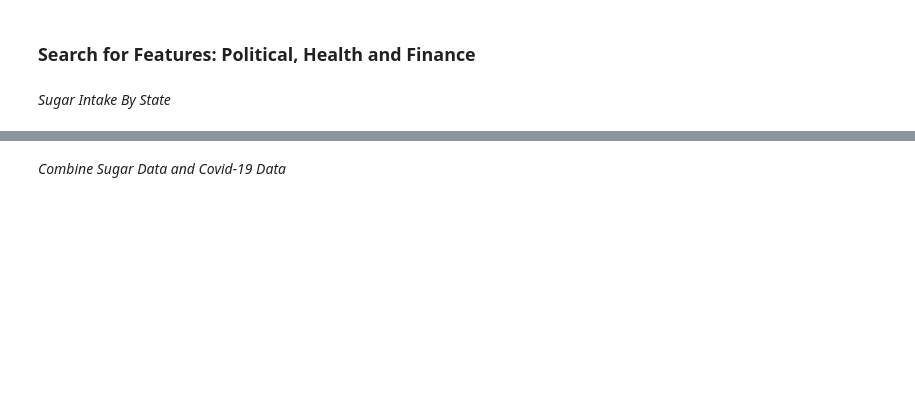
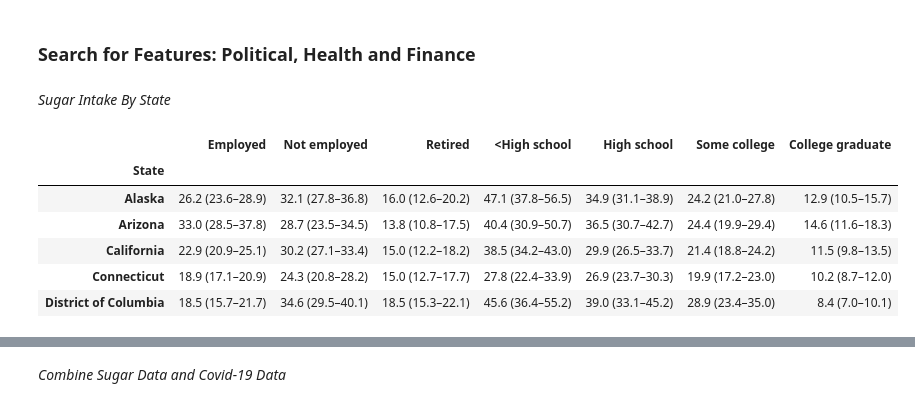
Before and after one commit to HanseHa/colab, a Jupyter notebook: Chapter7_data_science.ipynb, the cells around one changed output, grey strips where cells are left out. Cells and saved outputs as stored; diff of their text form; code cells hidden in the pictures; blank space fills up the shorter version.

```diff
--- a/Chapter7_data_science.ipynb
+++ b/Chapter7_data_science.ipynb
@@ -224,6 +240,16 @@ fig.show()
 ### Search for Features:  Political, Health and Finance
 # %% [markdown]
 *Sugar Intake By State*
+# %%
+cdc_2013.head()
+# %% [output]
+|  | Employed | Not employed | Retired | <High school | High school | Some college | College graduate |
+| State |  |  |  |  |  |  |  |
+| Alaska | 26.2 (23.6–28.9) | 32.1 (27.8–36.8) | 16.0 (12.6–20.2) | 47.1 (37.8–56.5) | 34.9 (31.1–38.9) | 24.2 (21.0–27.8) | 12.9 (10.5–15.7) |
+| Arizona | 33.0 (28.5–37.8) | 28.7 (23.5–34.5) | 13.8 (10.8–17.5) | 40.4 (30.9–50.7) | 36.5 (30.7–42.7) | 24.4 (19.9–29.4) | 14.6 (11.6–18.3) |
+| California | 22.9 (20.9–25.1) | 30.2 (27.1–33.4) | 15.0 (12.2–18.2) | 38.5 (34.2–43.0) | 29.9 (26.5–33.7) | 21.4 (18.8–24.2) | 11.5 (9.8–13.5) |
+| Connecticut | 18.9 (17.1–20.9) | 24.3 (20.8–28.2) | 15.0 (12.7–17.7) | 27.8 (22.4–33.9) | 26.9 (23.7–30.3) | 19.9 (17.2–23.0) | 10.2 (8.7–12.0) |
+| District of Columbia | 18.5 (15.7–21.7) | 34.6 (29.5–40.1) | 18.5 (15.3–22.1) | 45.6 (36.4–55.2) | 39.0 (33.1–45.2) | 28.9 (23.4–35.0) | 8.4 (7.0–10.1) |
 # %%
 cdc_2013 = pd.read_csv("https://raw.githubusercontent.com/noahgift/sugar/master/data/education_sugar_cdc_2003.csv")
 cdc_2013.set_index("State", inplace=True)
```
Also changed, not shown: parts of 22 cells of this notebook.
